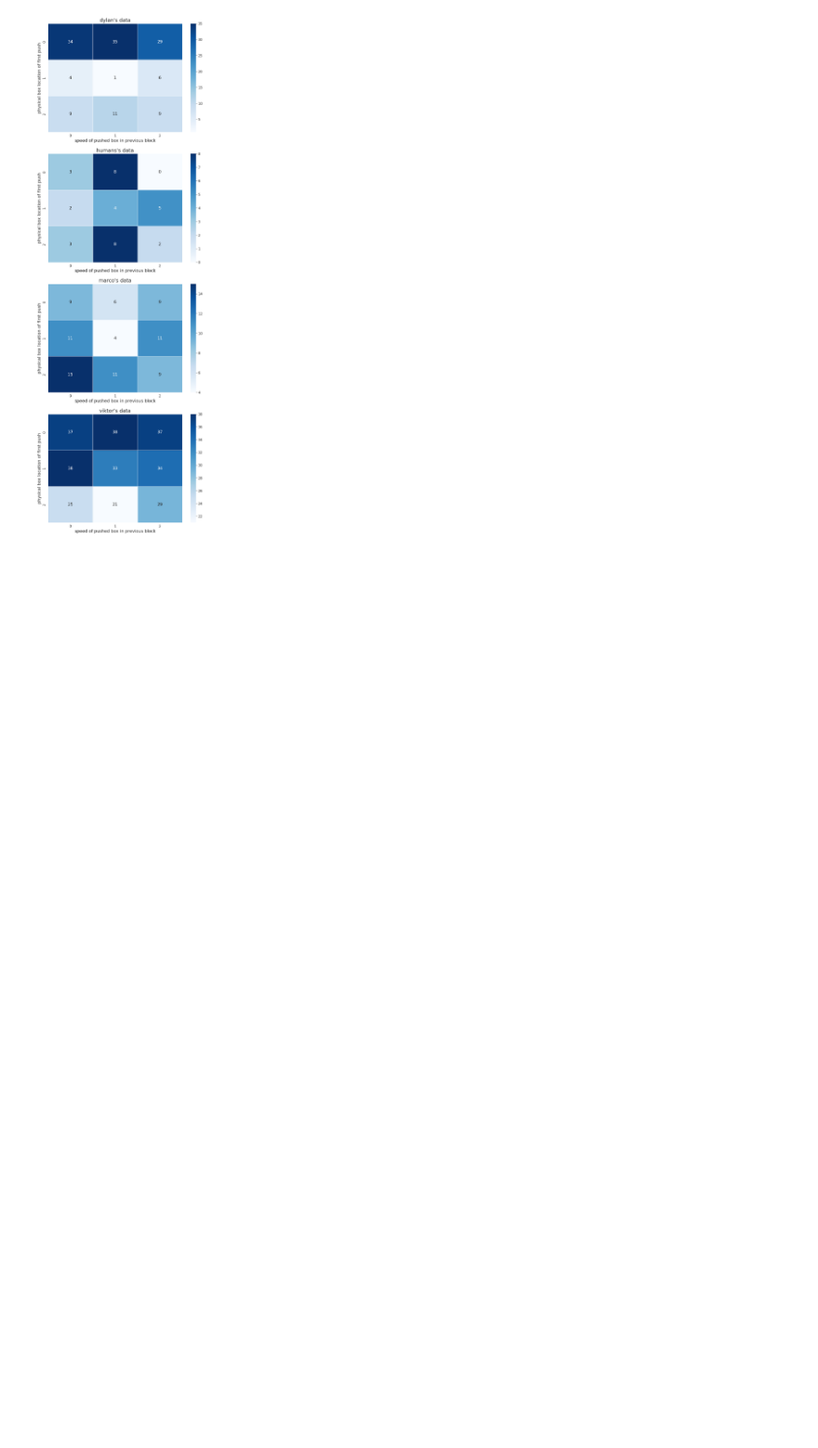
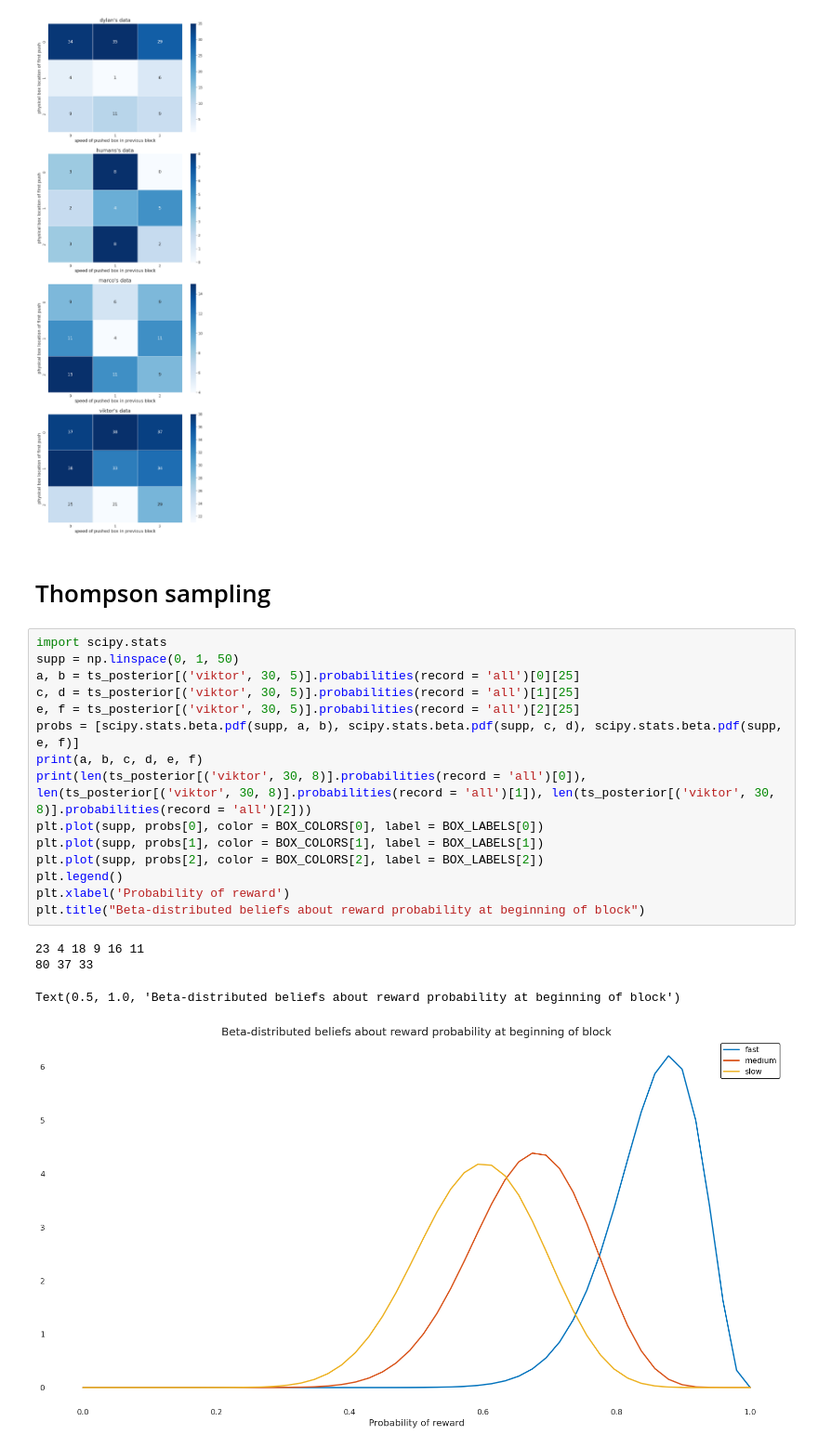
Before and after one commit to XaqLab/Foraging, a Jupyter notebook: notebooks/Belief Analysis (No Color).ipynb, the cells around one changed output. Shown at 93% size. Saved outputs shown, nothing was run; the diff lists cells and outputs as text; blank space fills up the shorter version.

```diff
--- a/notebooks/Belief Analysis (No Color).ipynb
+++ b/notebooks/Belief Analysis (No Color).ipynb
@@ -392,3 +395,25 @@ for i, (subj, data) in enumerate(data_pairs.items()):
     ax[i].set_title(f"{subj}'s data")
 # %% [output]
 [figure]
+# %% [markdown]
+# Thompson sampling
+# %%
+import scipy.stats
+supp = np.linspace(0, 1, 50)
+a, b = ts_posterior[('viktor', 30, 5)].probabilities(record = 'all')[0][25]
+c, d = ts_posterior[('viktor', 30, 5)].probabilities(record = 'all')[1][25]
+e, f = ts_posterior[('viktor', 30, 5)].probabilities(record = 'all')[2][25]
+probs = [scipy.stats.beta.pdf(supp, a, b), scipy.stats.beta.pdf(supp, c, d), scipy.stats.beta.pdf(supp, e, f)]
+print(a, b, c, d, e, f)
+print(len(ts_posterior[('viktor', 30, 8)].probabilities(record = 'all')[0]), len(ts_posterior[('viktor', 30, 8)].probabilities(record = 'all')[1]), len(ts_posterior[('viktor', 30, 8)].probabilities(record = 'all')[2]))
+plt.plot(supp, probs[0], color = BOX_COLORS[0], label = BOX_LABELS[0])
+plt.plot(supp, probs[1], color = BOX_COLORS[1], label = BOX_LABELS[1])
+plt.plot(supp, probs[2], color = BOX_COLORS[2], label = BOX_LABELS[2])
+plt.legend()
+plt.xlabel('Probability of reward')
+plt.title("Beta-distributed beliefs about reward probability at beginning of block")
+# %% [output]
+23 4 18 9 16 11
+80 37 33
+Text(0.5, 1.0, 'Beta-distributed beliefs about reward probability at beginning of block')
+[figure, added]
```
Also changed, not shown: parts of 3 cells of this notebook, 8 other files.
